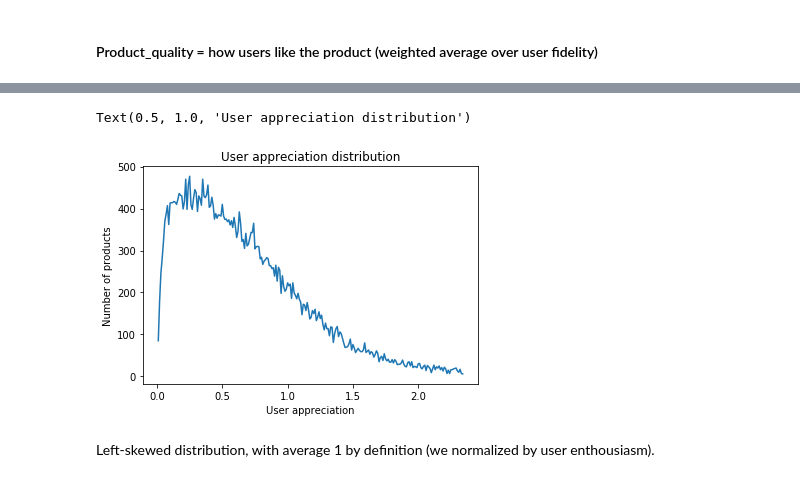
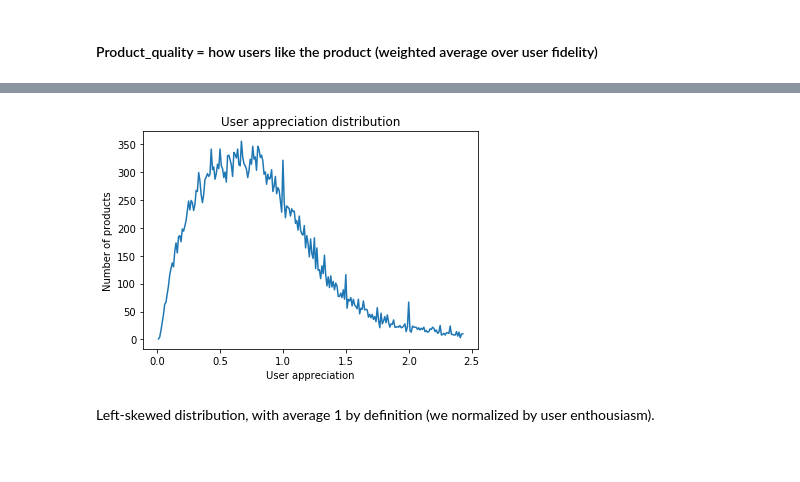
Before and after one commit to auriane81/epfl-ada-ada-2019-project-adax, a Jupyter notebook: project_Pierre.ipynb, the cells around one changed output, grey strips where cells are left out. Cells and saved outputs as stored; diff of their text form; code cells hidden in the pictures.

```diff
--- a/project_Pierre.ipynb
+++ b/project_Pierre.ipynb
@@ -458,0 +457,3 @@ fidelity_per_user_notnull.sort_values("user_fidelity").head()
+# %%
+fidelity_per_user = get_user_fidelity(fidelity)
+fidelity_per_user.sort_values("user_fidelity").tail()
@@ -473,5 +482,2 @@ satisfaction_per_product.sort_values("satisfaction_per_product").tail()
 # %% [markdown]
 #### Product_quality = how users like the product (weighted average over user fidelity)
-# %%
-with_user_fidelity = pd.merge(fidelity, fidelity_per_user_notnull, on="user_id")
-with_user_fidelity["appreciation_per_user"] = with_user_fidelity.reordered/with_user_fidelity.user_fidelity
@@ -490,4 +484,12 @@ quality_per_product.sort_values("appreciation_per_user").tail()
-# %%
-quality_per_product["count"]=1
-quality_per_product["appreciation_per_user"]=round(quality_per_product["appreciation_per_user"],2)
-distribution_qualities = quality_per_product.groupby("appreciation_per_user").agg({"count":"sum"})
+# %%
+def get_addictivities(fidelity):
+    fidelity_per_user = get_user_fidelity(fidelity)
+    # Get fidelity table together with average user fidelity
+    with_user_fidelity = pd.merge(fidelity, fidelity_per_user[fidelity_per_user.user_fidelity>0], on="user_id")
+    # Normalize fidelity to one product by user fidelity
+    with_user_fidelity["appreciation_per_user"] = with_user_fidelity.reordered/with_user_fidelity.user_fidelity
+    per_product_add = with_user_fidelity.groupby("product_id_bis").agg({"appreciation_per_user":"mean"})
+    return per_product_add
+
+per_product_add = get_addictivities(fidelity)
+per_product_add.sort_values("appreciation_per_user").head()
@@ -494,14 +504,19 @@ distribution_qualities = quality_per_product.groupby("appreciation_per_user").ag
 # %%
-Y = list(distribution_qualities.values)
-X = list(distribution_qualities.index)
-l = round(len(Y)/2)
-plt.plot(X[1:l],Y[1:l])
-plt.xlabel("User appreciation")
-plt.ylabel("Number of products")
-plt.title("User appreciation distribution")
+def plot(per_product_add, decimals=2):
+    per_product_add["count"]=1
+    per_product_add["appreciation_per_user"]=round(per_product_add["appreciation_per_user"],decimals)
+    distribution_qualities = per_product_add.groupby("appreciation_per_user").agg({"count":"sum"})
+    Y = list(distribution_qualities.values)
+    X = list(distribution_qualities.index)
+    l = round(len(Y)/2)
+    plt.plot(X[1:l],Y[1:l])
+    plt.xlabel("User appreciation")
+    plt.ylabel("Number of products")
+    plt.title("User appreciation distribution")
+
+plot(per_product_add)
 # %% [output]
-Text(0.5, 1.0, 'User appreciation distribution')
-[figure, old version]
+[figure, new version]
 # %% [markdown]
 Left-skewed distribution, with average 1 by definition (we normalized by user enthousiasm).
 # %% [markdown]
```
Also changed, not shown: parts of 27 cells of this notebook.
